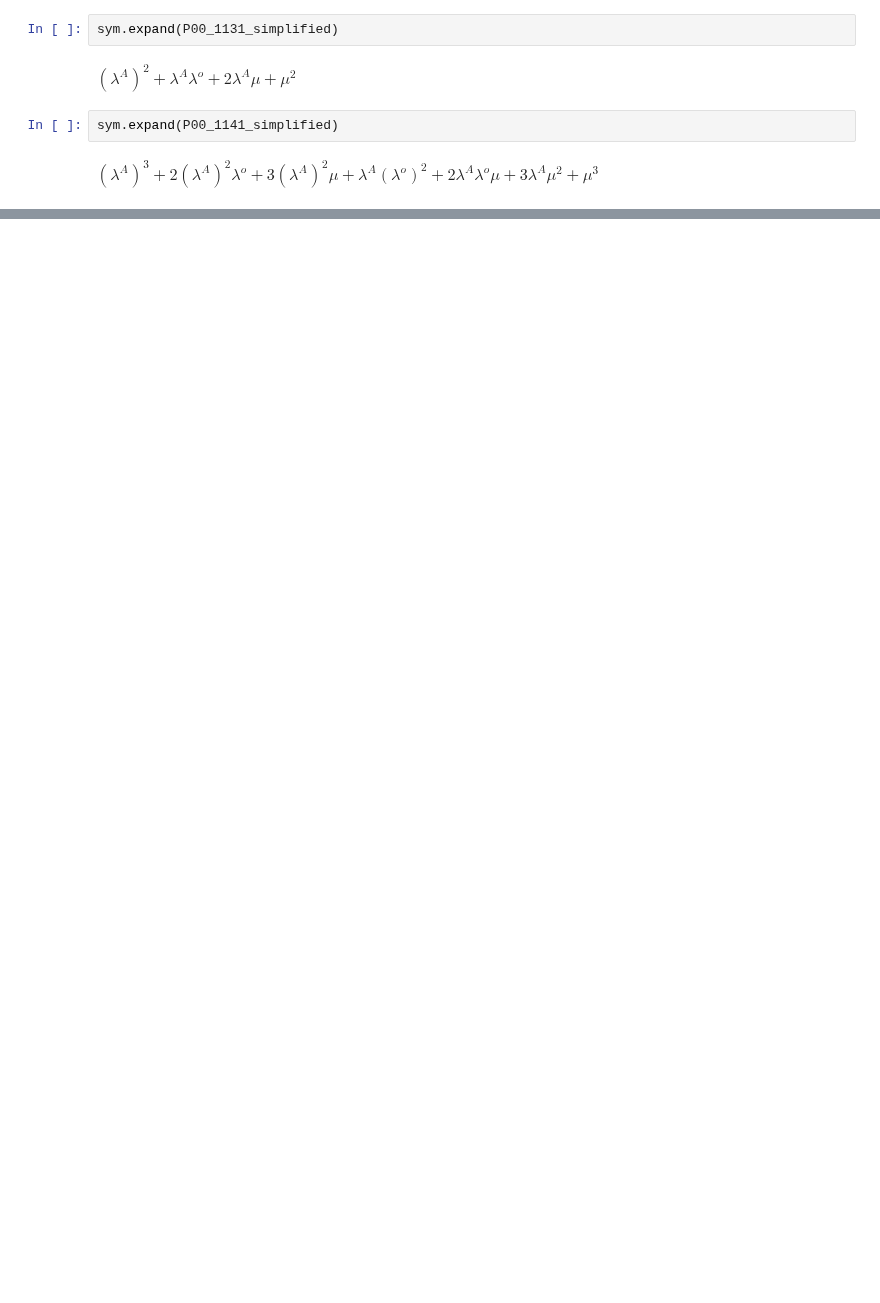
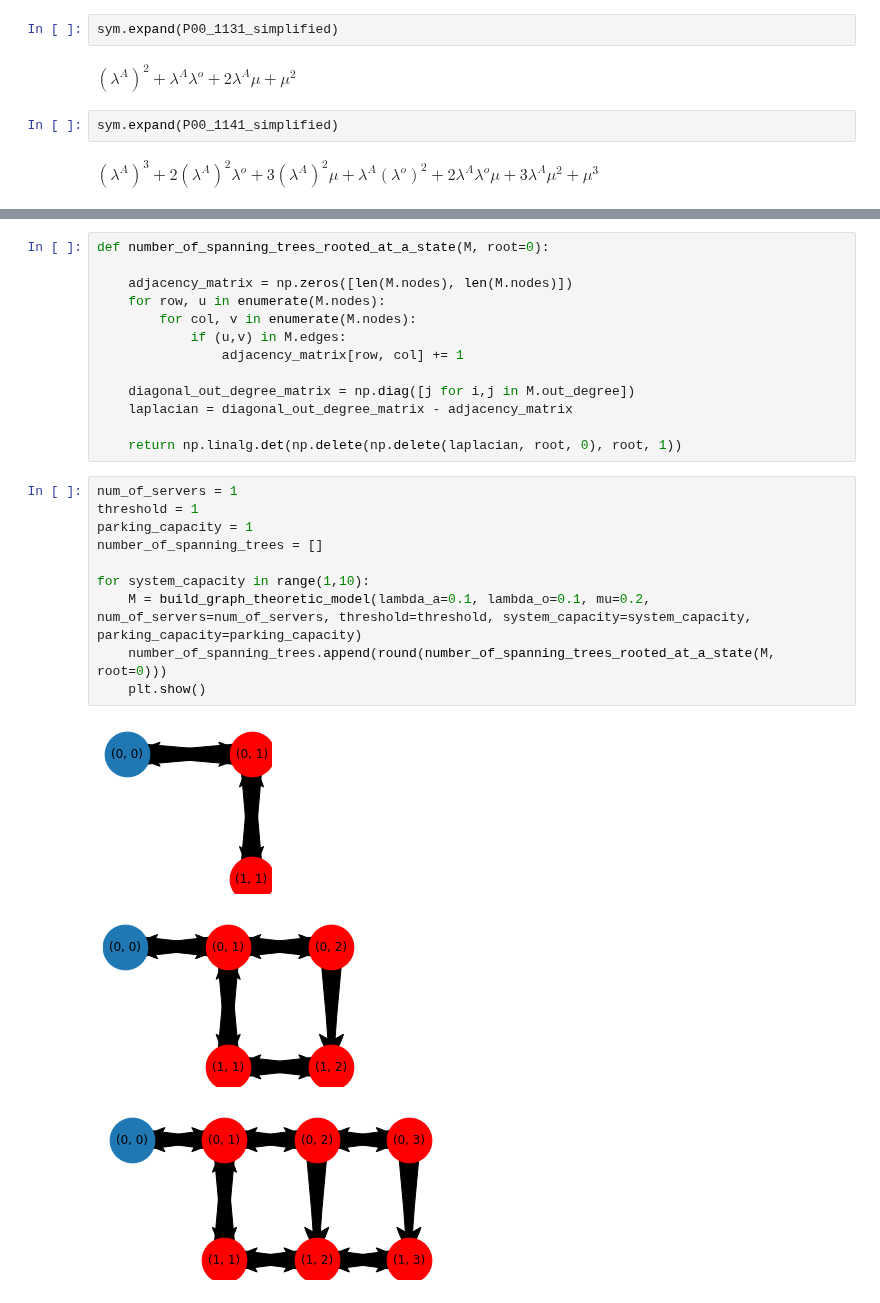
Before and after one commit to MichalisPanayides/AmbulanceDecisionGame, a Jupyter notebook: nbs/other/closed_form_formula_of_pi/Investigate_P00.ipynb, the cells around one changed output, grey strips where cells are left out. Cells and saved outputs as stored; diff of their text form; blank space fills up the shorter version.

Commit message:
Apply Markov matrix tree theorem and rearrange some cells

```diff
--- a/nbs/other/closed_form_formula_of_pi/Investigate_P00.ipynb
+++ b/nbs/other/closed_form_formula_of_pi/Investigate_P00.ipynb
@@ -293,0 +367,27 @@ $\displaystyle \left(\lambda^{A}\right)^{7} + 6 \left(\lambda^{A}\right)^{6} \la
+# %%
+def number_of_spanning_trees_rooted_at_a_state(M, root=0):
+
+    adjacency_matrix = np.zeros([len(M.nodes), len(M.nodes)])
+    for row, u in enumerate(M.nodes):
+        for col, v in enumerate(M.nodes):
+            if (u,v) in M.edges:
+                adjacency_matrix[row, col] += 1
+
+    diagonal_out_degree_matrix = np.diag([j for i,j in M.out_degree])
+    laplacian = diagonal_out_degree_matrix - adjacency_matrix
+
+    return np.linalg.det(np.delete(np.delete(laplacian, root, 0), root, 1))
+# %%
+num_of_servers = 1
+threshold = 1
+parking_capacity = 1
+number_of_spanning_trees = []
+
+for system_capacity in range(1,10):
+    M = build_graph_theoretic_model(lambda_a=0.1, lambda_o=0.1, mu=0.2, num_of_servers=num_of_servers, threshold=threshold, system_capacity=system_capacity, parking_capacity=parking_capacity)
+    number_of_spanning_trees.append(round(number_of_spanning_trees_rooted_at_a_state(M, root=0)))
+    plt.show()
+# %% [output]
+[figure, added]
+[figure, added]
+[figure, added]
```
Also changed, not shown: parts of 29 cells of this notebook, 1 other file.
